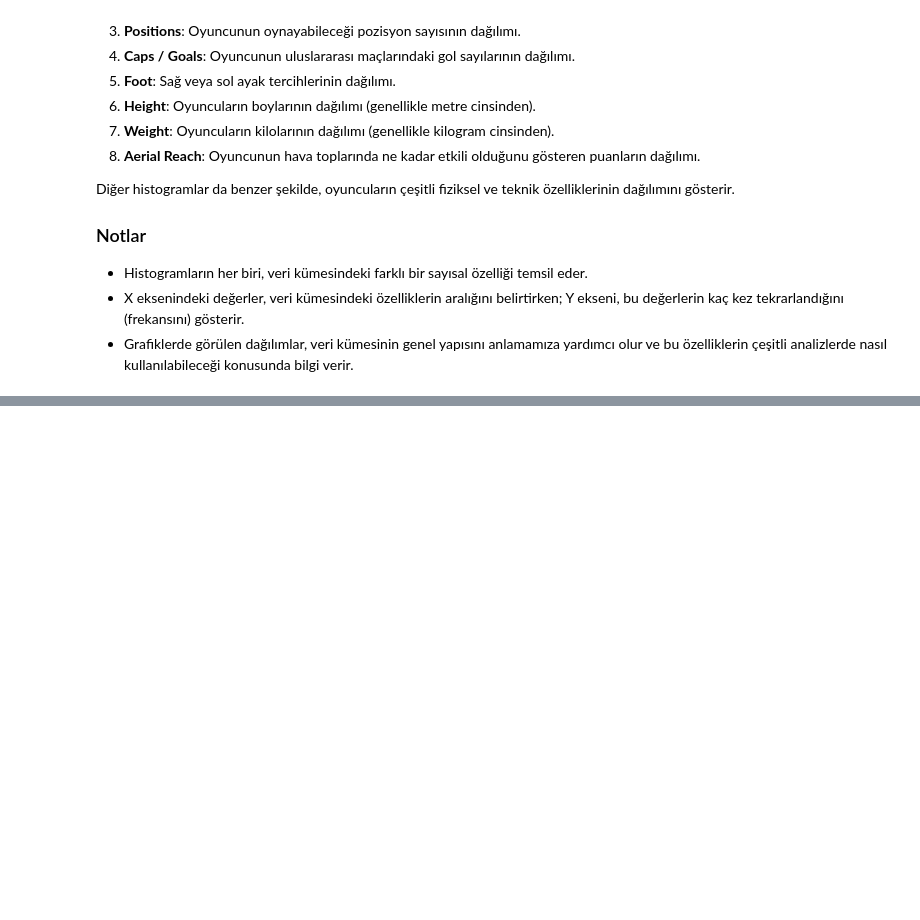
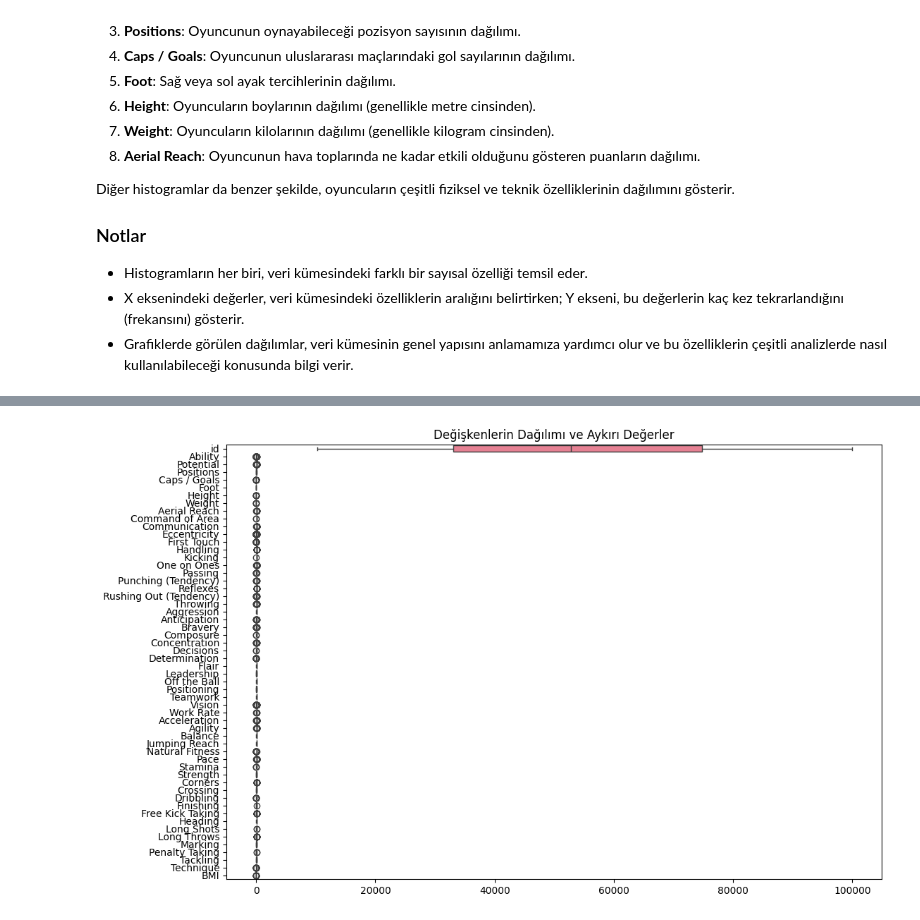
Before and after one commit to haremir/ScoutMaster, a Jupyter notebook: notebooks/eda_analysis.ipynb, the cells around one changed output, grey strips where cells are left out. Cells and saved outputs as stored; diff of their text form; code cells hidden in the pictures; blank space fills up the shorter version.

```diff
--- a/notebooks/eda_analysis.ipynb
+++ b/notebooks/eda_analysis.ipynb
@@ -138,0 +202,8 @@ Diğer histogramlar da benzer şekilde, oyuncuların çeşitli fiziksel ve tekni
+# %%
+# Kutu grafikleri
+plt.figure(figsize=(12, 8))
+sns.boxplot(data=df[numeric_columns], orient='h')
+plt.title('Değişkenlerin Dağılımı ve Aykırı Değerler')
+plt.show()
+# %% [output]
+[figure, added]
```
Also changed, not shown: parts of 5 cells of this notebook, 1 other file.
